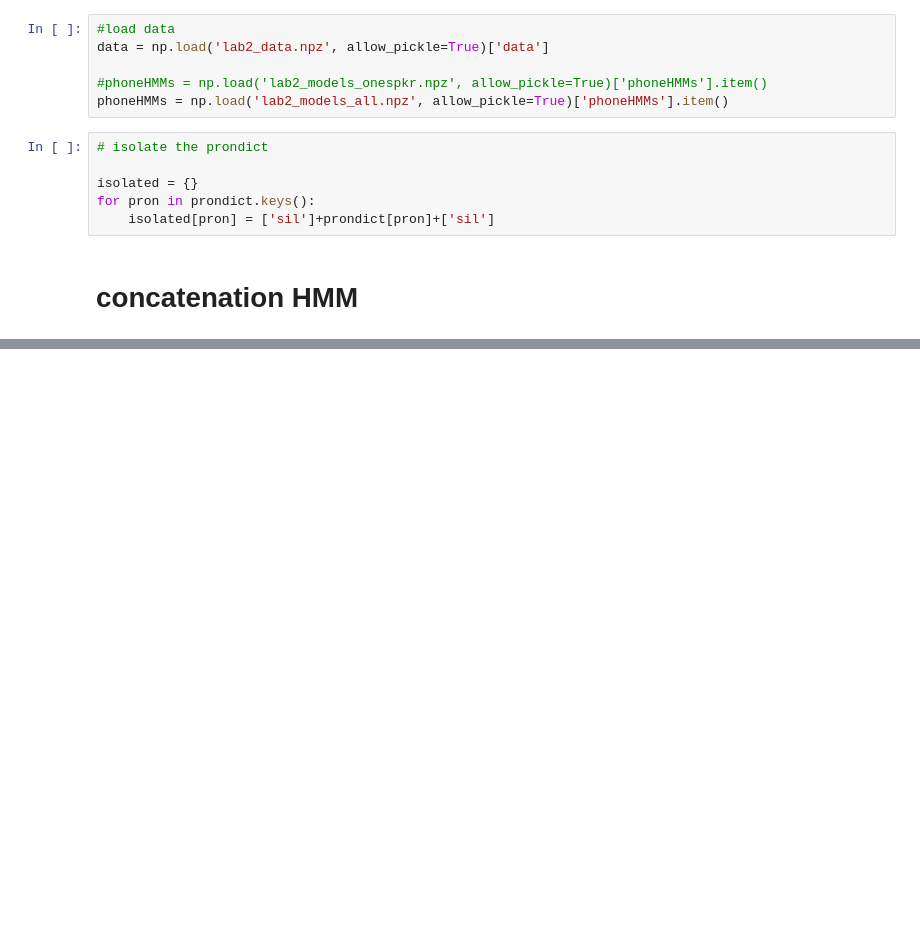
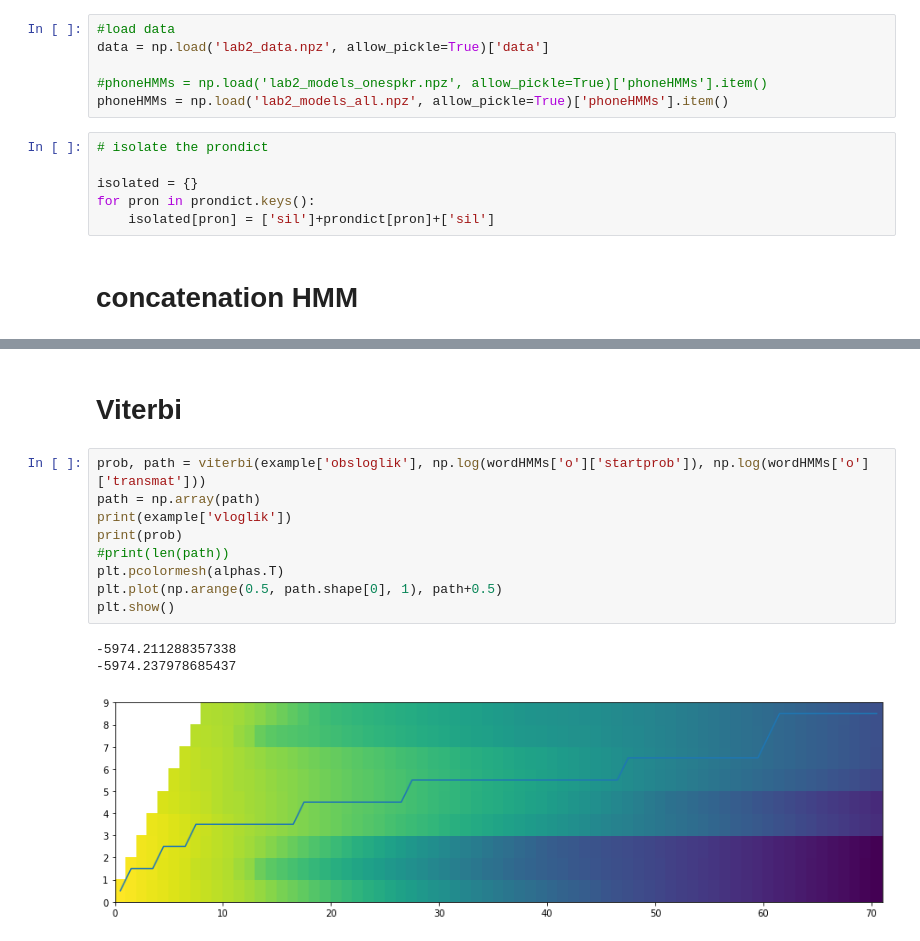
Before and after one commit to DominikVincent/speachAndSpeaker, a Jupyter notebook: lab2/Untitled.ipynb, the cells around one changed output, grey strips where cells are left out. Cells and saved outputs as stored; diff of their text form; blank space fills up the shorter version.

Commit message:
added till viterbi

```diff
--- a/lab2/Untitled.ipynb
+++ b/lab2/Untitled.ipynb
@@ -58,0 +129,15 @@ wordHMMs['o'] = concatHMMs(phoneHMMs, isolated['o'])
+# %% [markdown]
+# Viterbi
+# %%
+prob, path = viterbi(example['obsloglik'], np.log(wordHMMs['o']['startprob']), np.log(wordHMMs['o']['transmat']))
+path = np.array(path)
+print(example['vloglik'])
+print(prob)
+#print(len(path))
+plt.pcolormesh(alphas.T)
+plt.plot(np.arange(0.5, path.shape[0], 1), path+0.5)
+plt.show()
+# %% [output]
+-5974.211288357338
+-5974.237978685437
+[figure, added]
```
Also changed, not shown: parts of 11 cells of this notebook, 1 other file.
